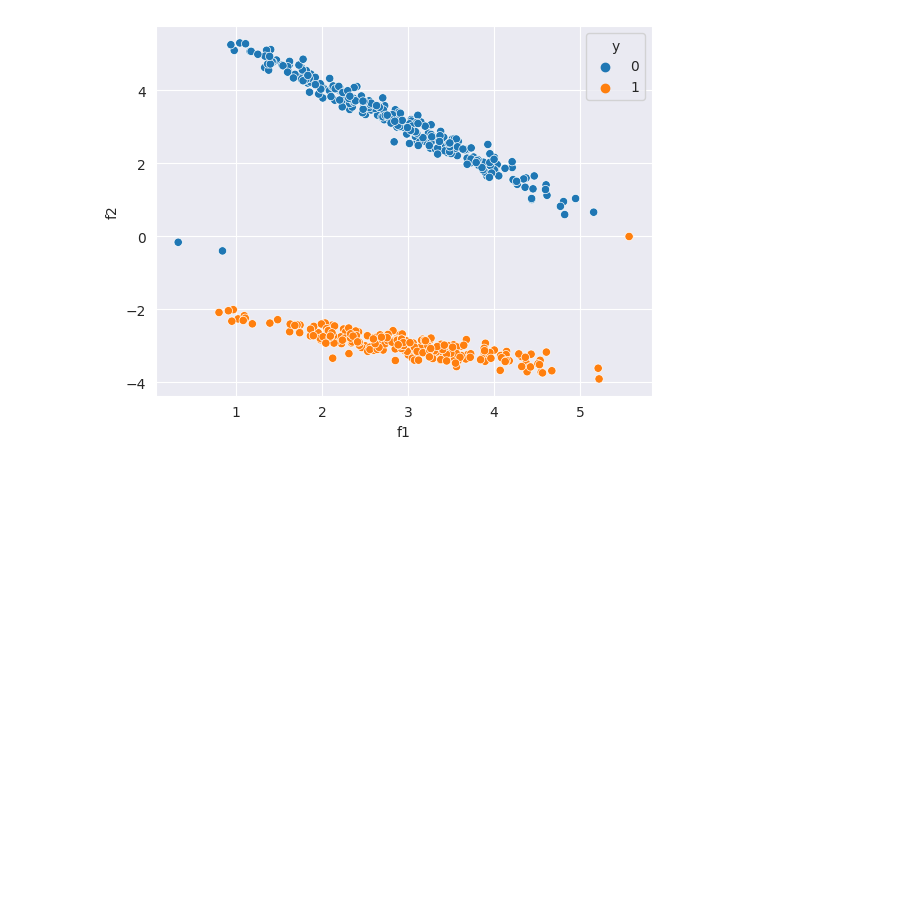
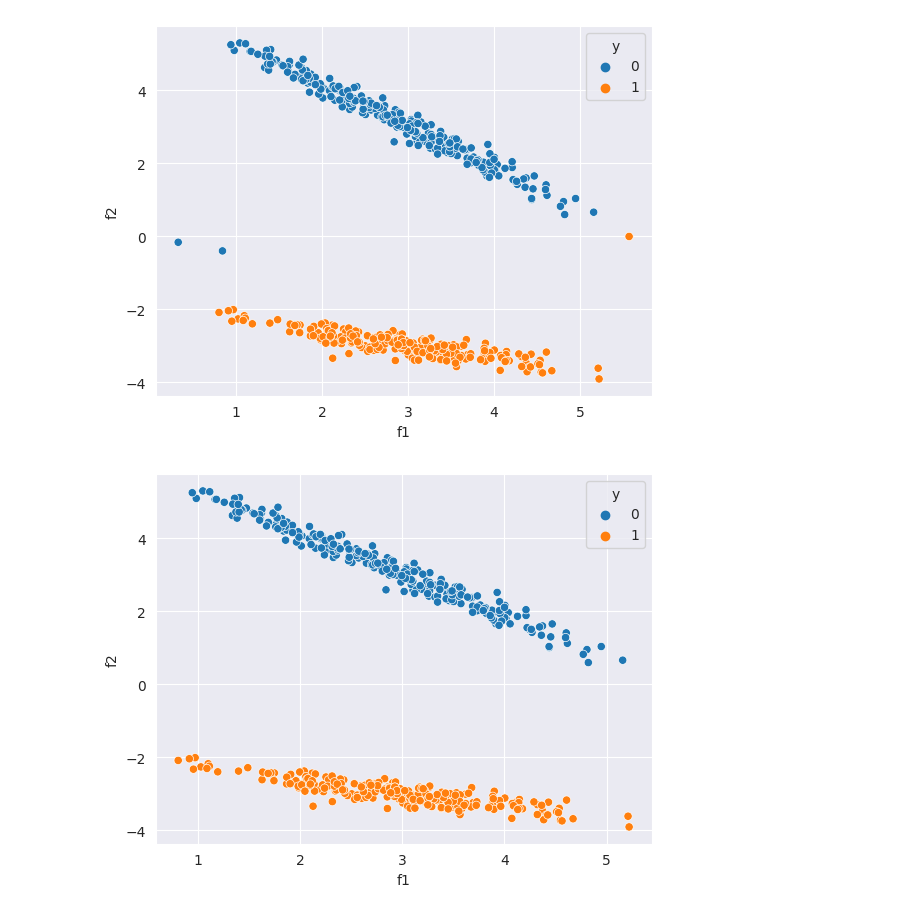
Before and after one commit to saidPolancoUPV/RedNeuronalArduino_MagicWand, a Jupyter notebook: Python/notebooks/CreateSimpleBinaryDataset.ipynb, the cells around one changed output. Cells and saved outputs as stored; diff of their text form; code cells hidden in the pictures; blank space fills up the shorter version.

```diff
--- a/Python/CreateSimpleBinaryDataset.ipynb
+++ b/Python/notebooks/CreateSimpleBinaryDataset.ipynb
@@ -26,3 +29,10 @@ sns.scatterplot(data=X_df, x=X_df['f1'], y=X_df['f2'], hue=X_df['y'])
 plt.show()
 # %% [output]
 [figure]
+# %%
+X_df = X_df[(X_df['f2'] > 0.5) | (X_df['f2'] < -0.5)]
+# %%
+sns.scatterplot(data=X_df, x=X_df['f1'], y=X_df['f2'], hue=X_df['y'])
+plt.show()
+# %% [output]
+[figure, added]
```
Also changed, not shown: parts of 3 cells of this notebook, 1 other file.
